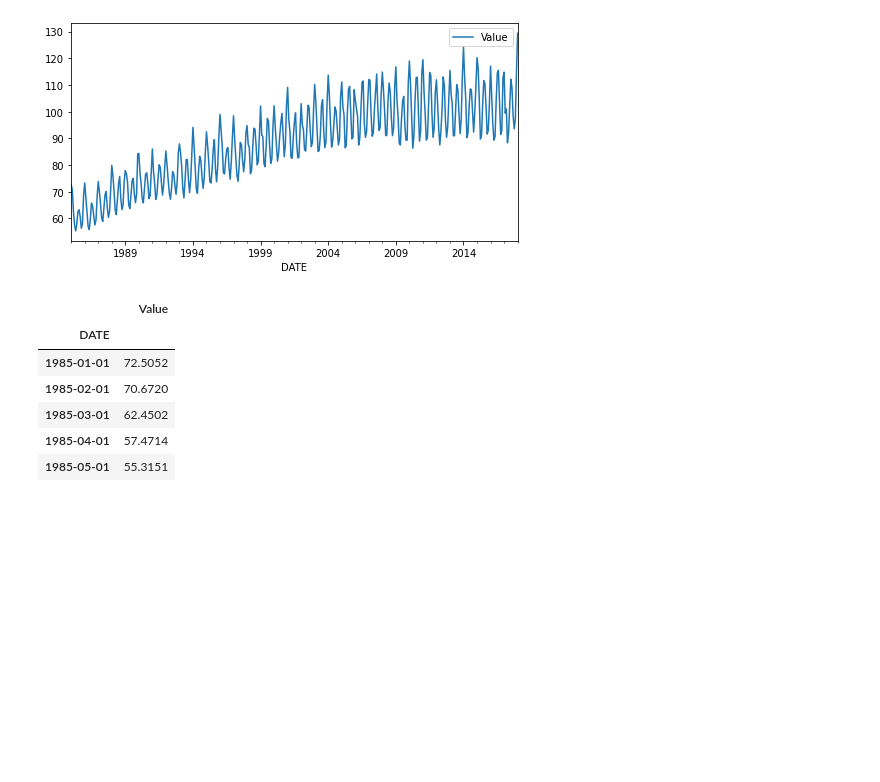
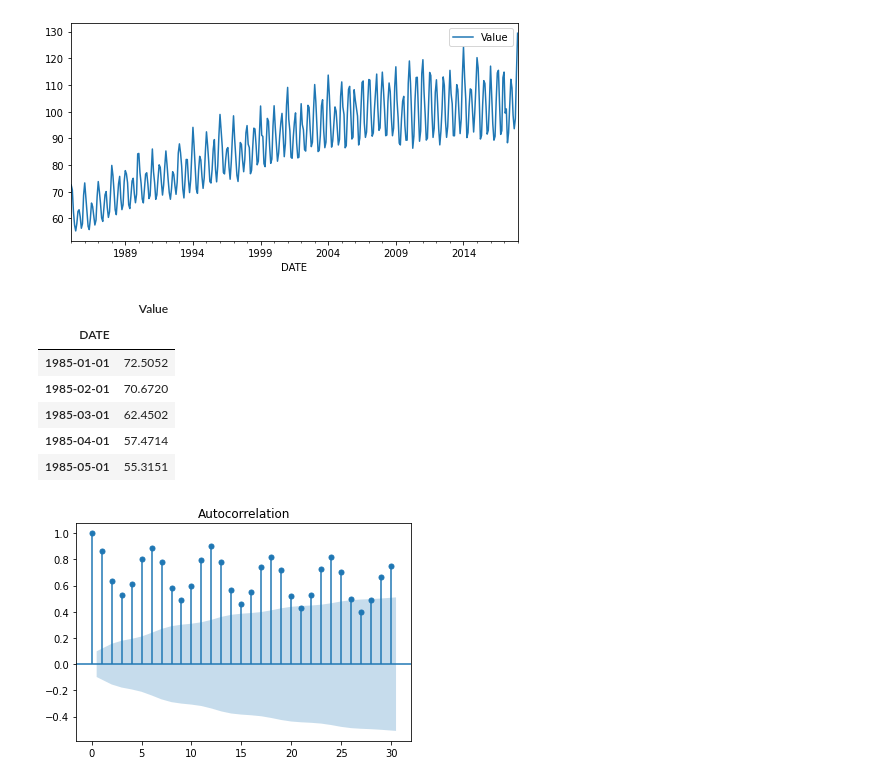
Before and after one commit to t-m-d-k/TSA, a Jupyter notebook: ACF-PACF.ipynb, the cells around one changed output. Saved outputs shown, nothing was run; the diff lists cells and outputs as text; code cells hidden in the pictures; blank space fills up the shorter version.

```diff
--- a/ACF-PACF.ipynb
+++ b/ACF-PACF.ipynb
@@ -20,3 +20,11 @@ data.head()
 | 1985-03-01 | 62.4502 |
 | 1985-04-01 | 57.4714 |
 | 1985-05-01 | 55.3151 |
+# %%
+# calculate acf
+acf_values = acf(data['Value'])
+
+# keeping lag as 30
+plot_acf(data['Value'], lags=30);
+# %% [output]
+[figure, added]
```
Also changed, not shown: parts of 1 cell of this notebook.
